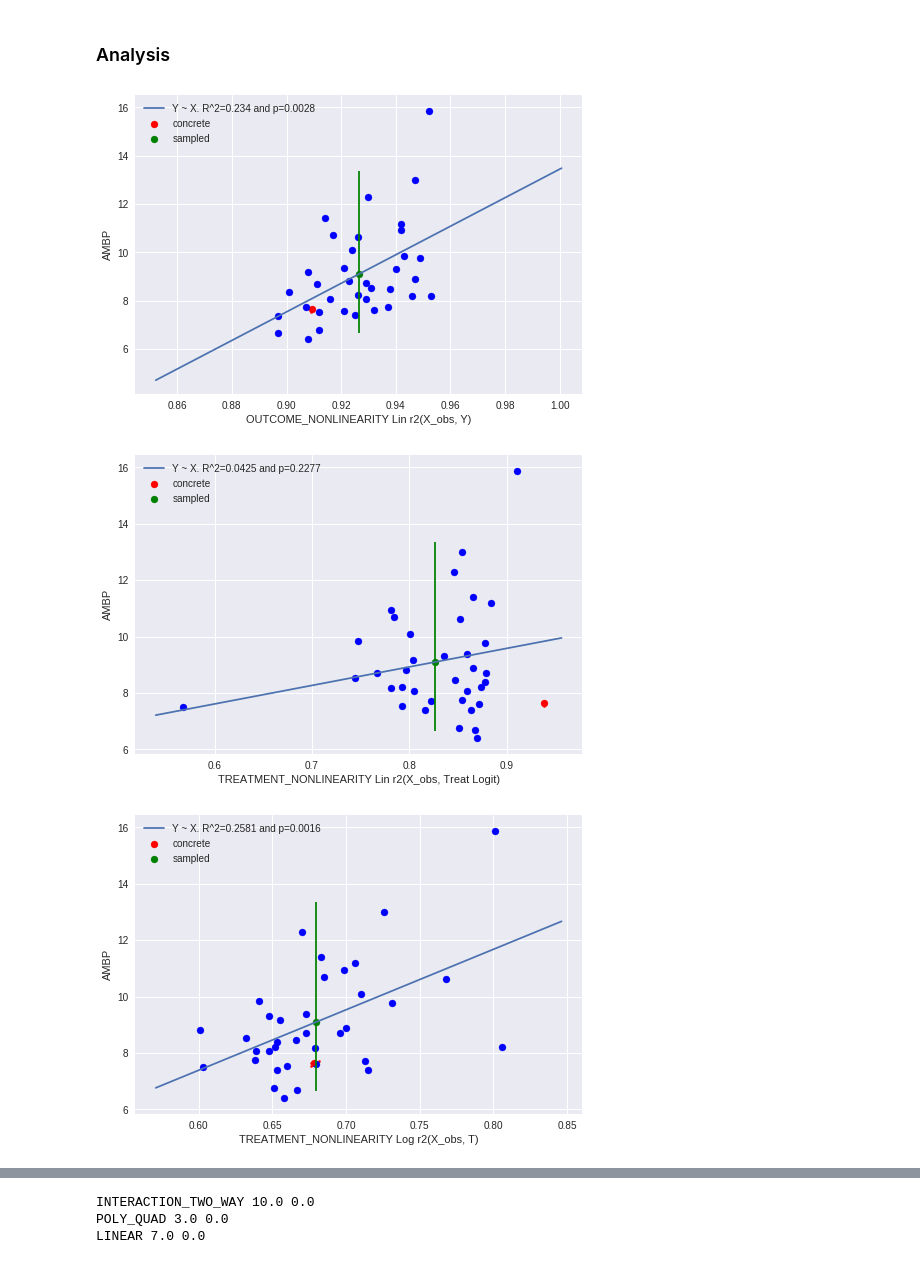
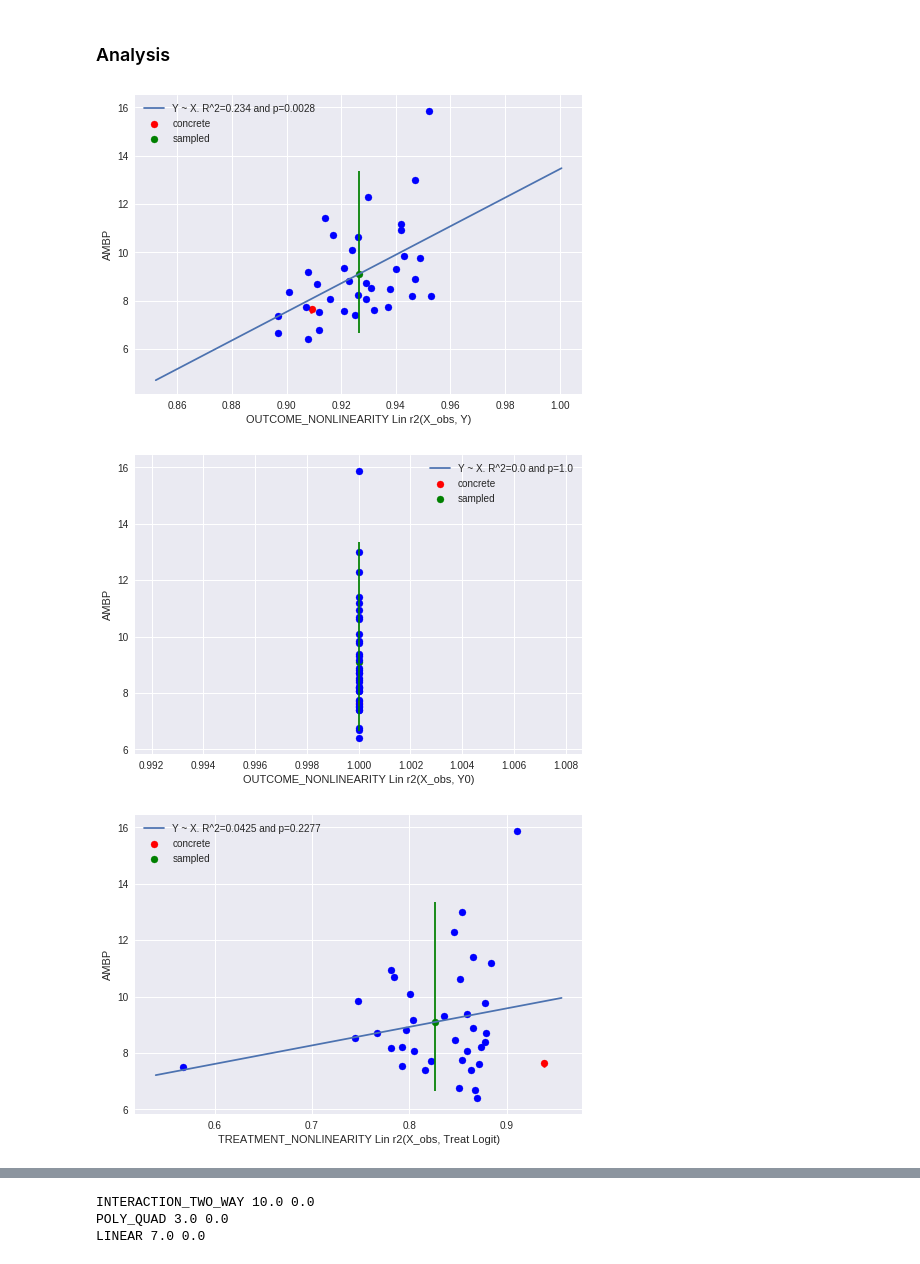
Before and after one commit to JoshBroomberg/Maccabee, a Jupyter notebook: Notebooks/Genmatch Benchmarking Comparison.ipynb, the cells around one changed output, grey strips where cells are left out. Cells and saved outputs as stored; diff of their text form; code cells hidden in the pictures.

```diff
--- a/Notebooks/Genmatch Benchmarking Comparison.ipynb
+++ b/Notebooks/Genmatch Benchmarking Comparison.ipynb
@@ -145,7 +149,7 @@ N_THREADS = 1
  %%time
 
 CONCRETE_IN_ANALYSIS_MODE = True
-CONCRETE_CACHED = False
+CONCRETE_CACHED = True
 CONCRETE_RESULT_BASENAME = f"concrete_{COMPARISON_BENCHMARK}"
 
 if not CONCRETE_CACHED:
@@ -510,23 +501,24 @@ def analyze_perf_vs_data_metric(data_metric, perf_metric, perf_metric_outlier_li
 # %%
 predictive_data_metrics = [
     "OUTCOME_NONLINEARITY Lin r2(X_obs, Y)",
+    "OUTCOME_NONLINEARITY Lin r2(X_obs, Y0)",
     "TREATMENT_NONLINEARITY Lin r2(X_obs, Treat Logit)",
     "TREATMENT_NONLINEARITY Log r2(X_obs, T)",
     "ALIGNMENT Lin r2(Y, Treat Logit)",
     "ALIGNMENT Lin r2(Y0, Treat Logit)",
     "ALIGNMENT Log r2(Y0, T)",
     "ALIGNMENT Log r2(Y, T)",
 ]
 
 
 perf_metric = "AMBP"
 performance_metric_outlier_lim = 30
 
 for data_metric in predictive_data_metrics:
     analyze_perf_vs_data_metric(data_metric, perf_metric,
                                 performance_metric_outlier_lim,
                                 verbose=False)
 # %% [output]
 [figure]
-[figure, old version]
+[figure, new version]
-[figure, old version]
+[figure, new version]
```
Also changed, not shown: parts of 4 cells of this notebook, 13 other files.
